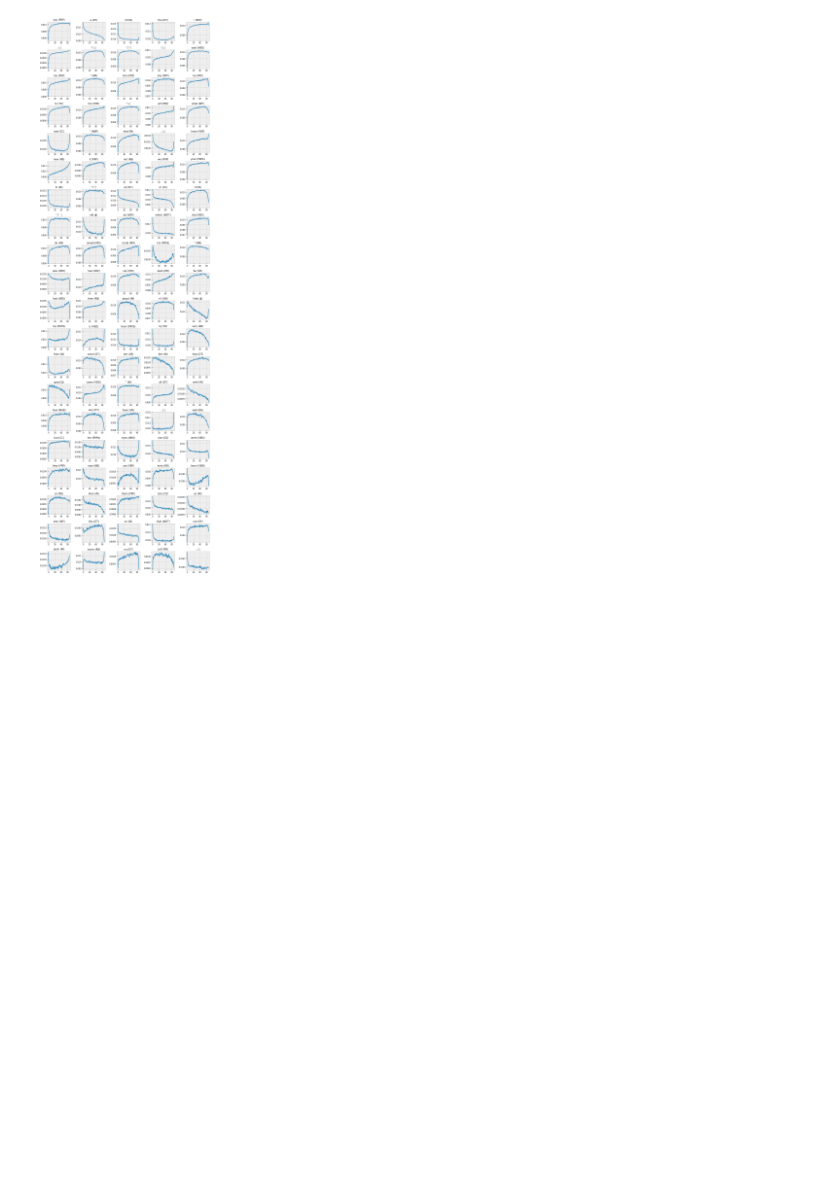
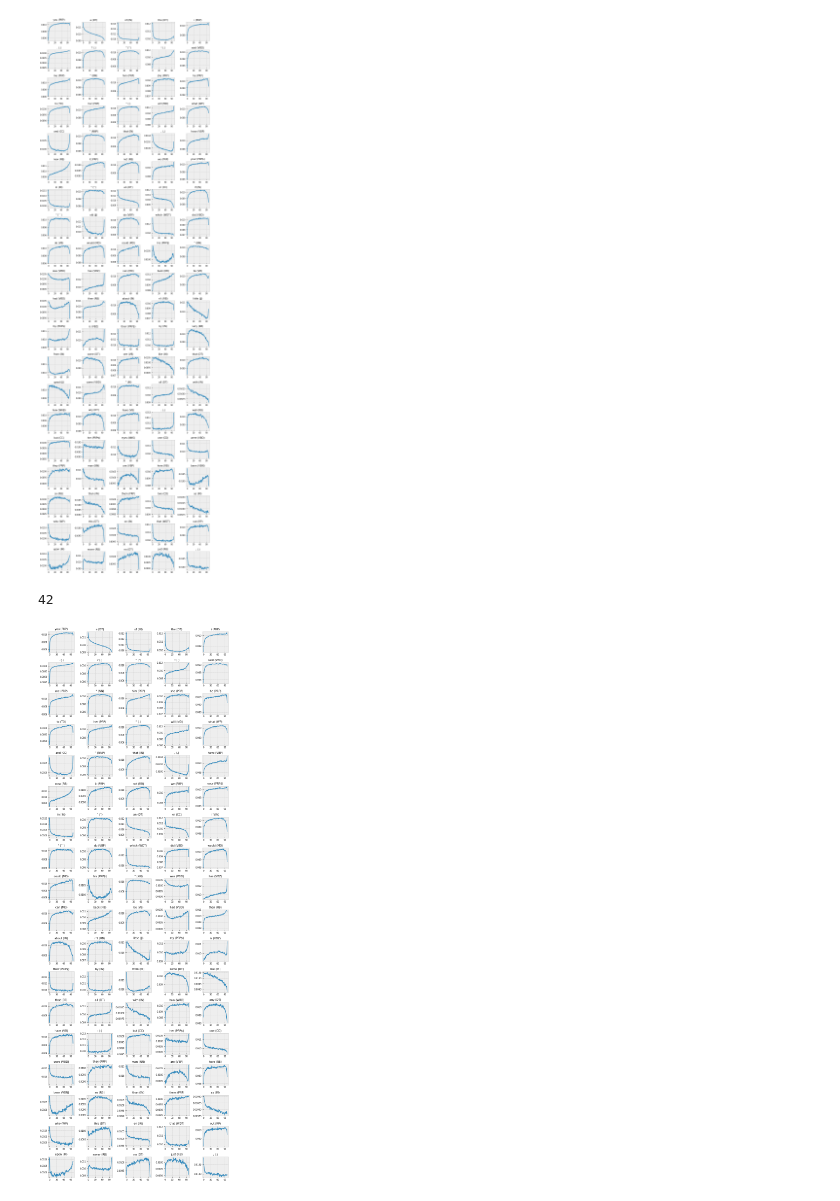
Before and after one commit to davidmcclure/lint-analysis, a Jupyter notebook: notebooks/43-token-pos-variance.ipynb, the cells around one changed output. Saved outputs shown, nothing was run; the diff lists cells and outputs as text; code cells hidden in the pictures; blank space fills up the shorter version.

```diff
--- a/notebooks/43-token-pos-variance.ipynb
+++ b/notebooks/43-token-pos-variance.ipynb
@@ -244,3 +239,18 @@ top = (
 plot_multiples(top[['token', 'pos']].values)
 # %% [output]
 [figure]
+# %%
+top = (
+    df.sort_values('count', ascending=False).head(100)
+    .sort_values('score', ascending=False)
+)
+
+top = top[top['score_rank'] < 1000]
+# %%
+len(top[top['score_rank'] < 100])
+# %% [output]
+42
+# %%
+plot_multiples(top[['token', 'pos']].values)
+# %% [output]
+[figure, added]
```
Also changed, not shown: parts of 1 cell of this notebook, 1 other file.
